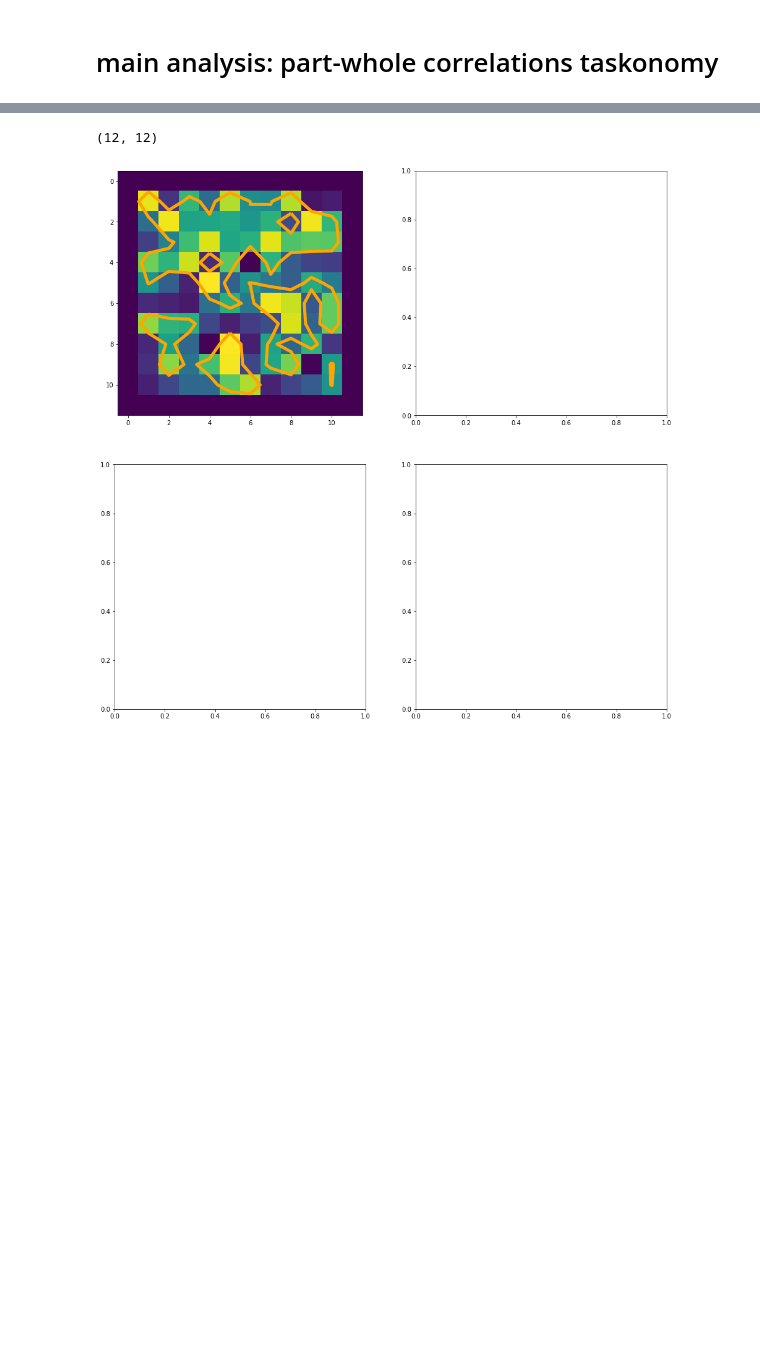
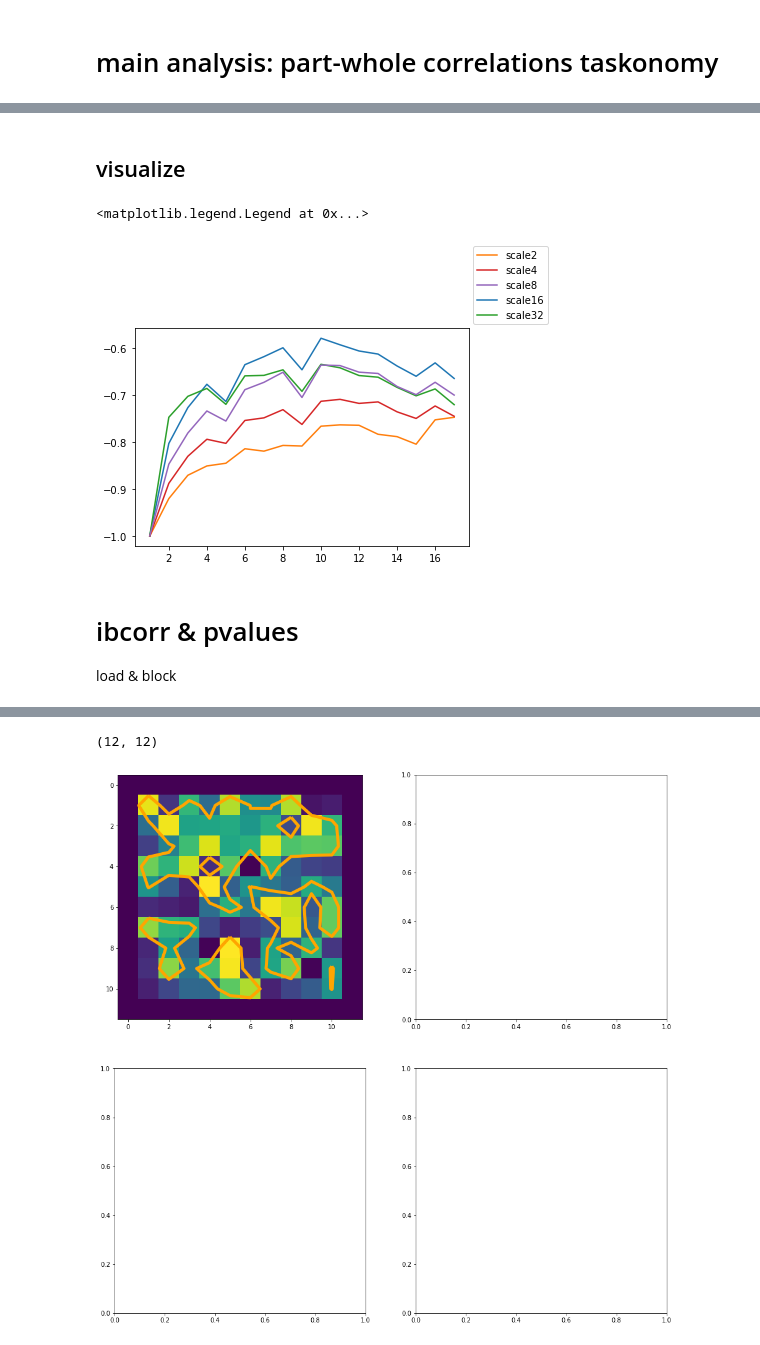
Before and after one commit to toniklenk/analysis-taskonomy, a Jupyter notebook: scripts/ibcorr analysis.ipynb, the cells around one changed output, grey strips where cells are left out. Cells and saved outputs as stored; diff of their text form; code cells hidden in the pictures; blank space fills up the shorter version.

```diff
--- a/scripts/ibcorr analysis.ipynb
+++ b/scripts/ibcorr analysis.ipynb
@@ -125,0 +221,12 @@ for model_name in MODEL_NAMES:
+# %% [markdown]
+## visualize
+# %%
+handles, labels = df.groupby('scale').mean().transpose().plot().get_legend_handles_labels()
+order = [1, 3, 4, 0, 2]
+plt.legend([handles[idx] for idx in order],[labels[idx] for idx in order], bbox_to_anchor=(1.25, 1.4))
+# %% [output]
+<matplotlib.legend.Legend at 0x...>
+[figure, added]
+# %% [markdown]
+# ibcorr & pvalues
+load & block
```
Also changed, not shown: parts of 36 cells of this notebook, 5 other files.
